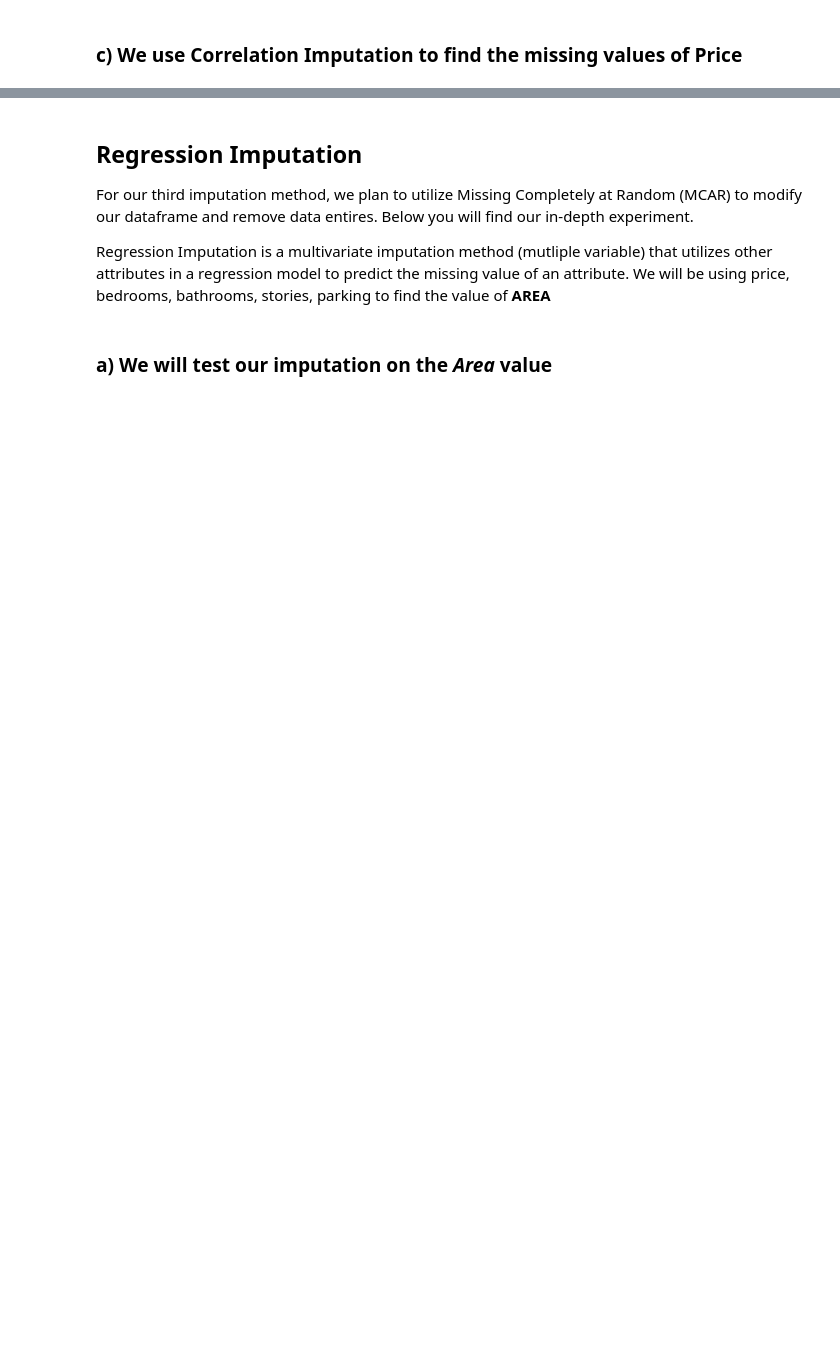
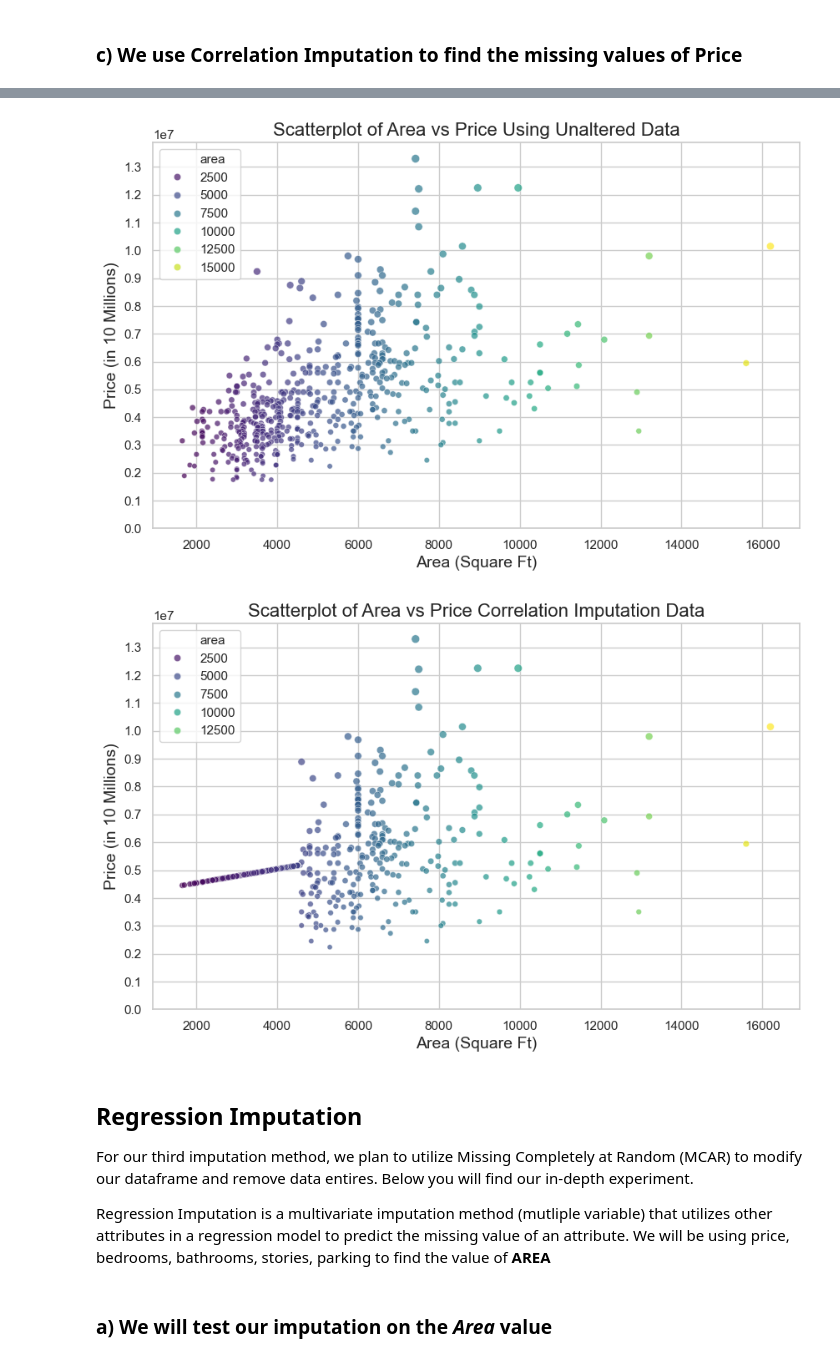
Before and after one commit to jutinwang/A2---CSI4142---GR48, a Jupyter notebook: G48-A2-P2.ipynb, the cells around one changed output, grey strips where cells are left out. Drawn from its saved outputs; the diff is of its cells as text; code cells hidden in the pictures; blank space fills up the shorter version.

```diff
--- a/G48-A2-P2.ipynb
+++ b/G48-A2-P2.ipynb
@@ -253,3 +508,47 @@ display(df_missing.head(20))
+# %%
+sns.set(style="whitegrid")
+palette = sns.color_palette("viridis", as_cmap=True)
+
+# Create a scatterplot for Area vs Price of Unaltered Data
+plt.figure(figsize=(10, 6))
+scatter = sns.scatterplot(x='area', y='price', data=df,
+                          hue='area', size='price', sizes=(20, 50),
+                          palette=palette, alpha=0.7)
+plt.title('Scatterplot of Area vs Price Using Unaltered Data', fontsize=16)
+plt.xlabel('Area (Square Ft)', fontsize=14)
+plt.ylabel('Price (in 10 Millions)', fontsize=14)
+
+# Tweaking the labels for the legend.
+handles, labels = scatter.get_legend_handles_labels()
+plt.legend(
+    handles=handles[:len(labels)//2],  # Only keep the area (hue) entries
+    loc='upper left'
+)
+scatter.set_yticks(range(0, 13300000, 1000000)) # Adjust as necessary for better visualization
+plt.grid(True)
+plt.show()
+
+# Create a scatterplot for Area vs Price with the Correlation Imputation data
+plt.figure(figsize=(10, 6))
+scatter2 = sns.scatterplot(x='area', y='price', data=df_missing,
+                          hue='area', size='price', sizes=(20, 50),
+                          palette=palette, alpha=0.7)
+plt.title('Scatterplot of Area vs Price Correlation Imputation Data', fontsize=16)
+plt.xlabel('Area (Square Ft)', fontsize=14)
+plt.ylabel('Price (in 10 Millions)', fontsize=14)
+
+# Tweaking the labels for the legend.
+handles, labels = scatter2.get_legend_handles_labels()
+plt.legend(
+    handles=handles[:len(labels)//2],  # Only keep the Age (hue) entries
+    loc='upper left'
+)
+scatter2.set_yticks(range(0, 13300000, 1000000)) # Adjust as necessary for better visualization
+plt.grid(True)
+plt.show()
+# %% [output]
+[figure, added]
+[figure, added]
 # %% [markdown]
 ## Regression Imputation
 
```
Also changed, not shown: parts of 18 cells of this notebook.
